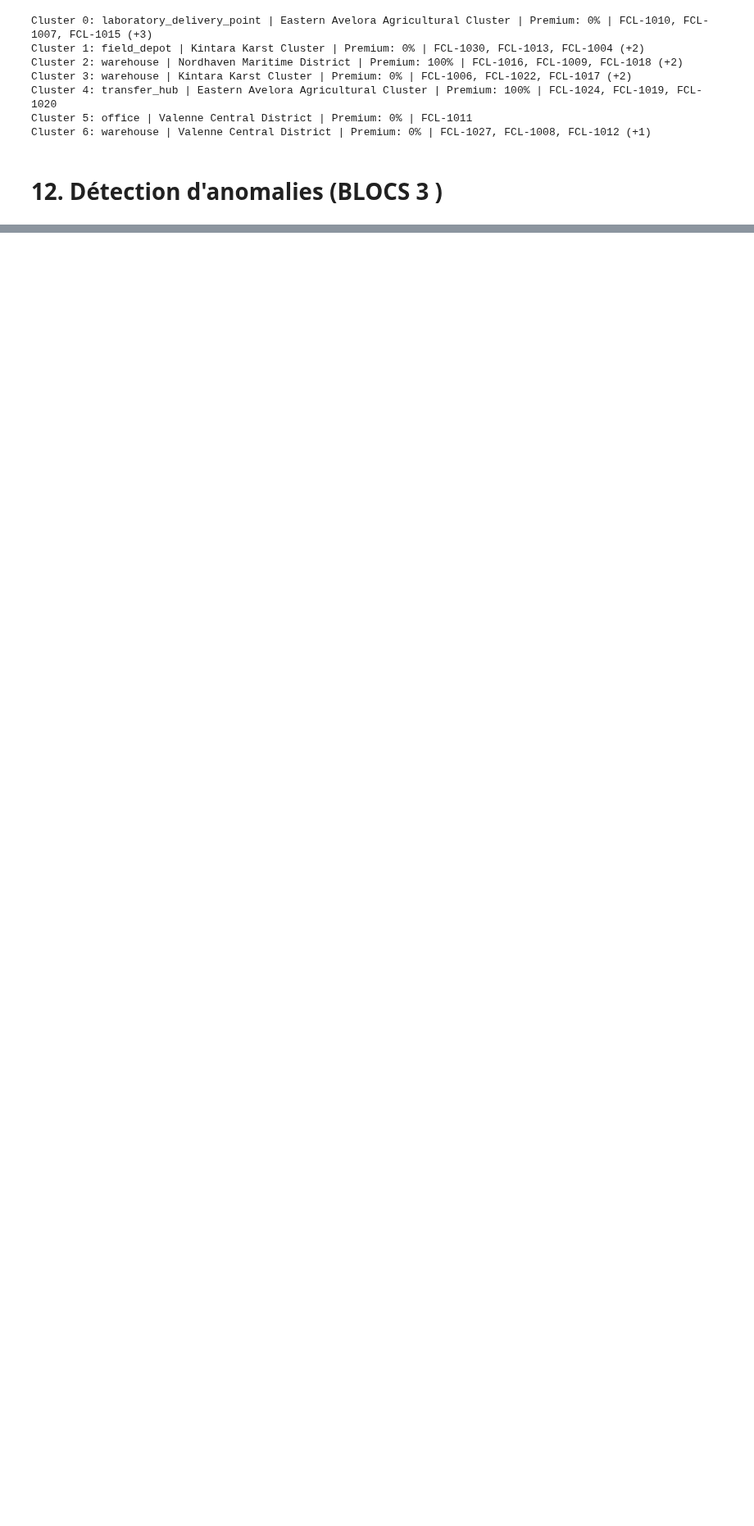
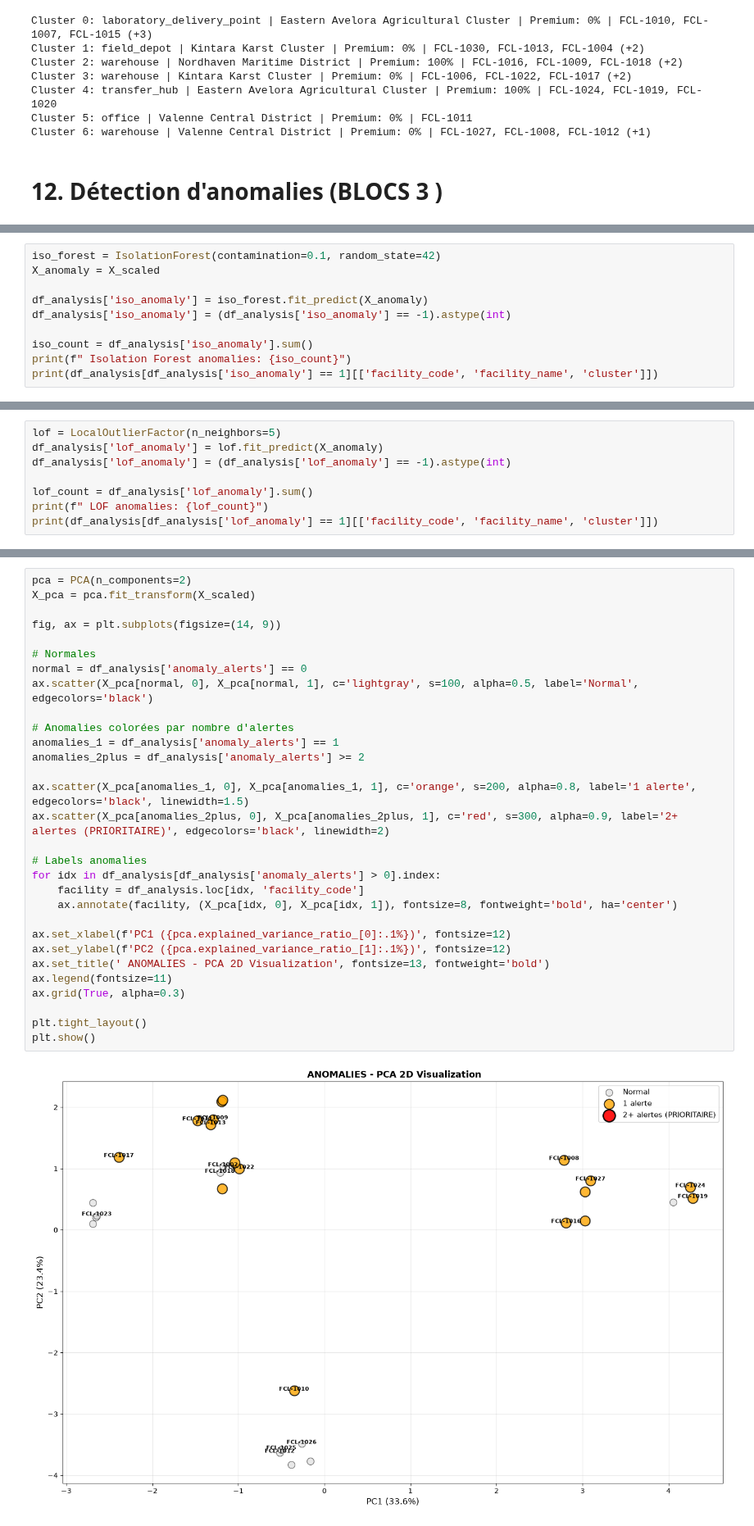
Before and after one commit to HananeDjouadi/G05-DataMining-2627, a Jupyter notebook: data/logistics/erp_facilities.ipynb, the cells around one changed output, grey strips where cells are left out. Shown at 82% size. Saved outputs shown, nothing was run; the diff lists cells and outputs as text; blank space fills up the shorter version.

Commit message:
bloc3+4:detection anomalie, graphe -> erp_facilities =faits, anomalie pas tres clair pour linstant

```diff
--- a/data/logistics/erp_facilities.ipynb
+++ b/data/logistics/erp_facilities.ipynb
@@ -1044,0 +1068,10 @@ Cluster 6: warehouse | Valenne Central District | Premium: 0% | FCL-1027, FCL-10
+# %%
+iso_forest = IsolationForest(contamination=0.1, random_state=42)
+X_anomaly = X_scaled
+
+df_analysis['iso_anomaly'] = iso_forest.fit_predict(X_anomaly)
+df_analysis['iso_anomaly'] = (df_analysis['iso_anomaly'] == -1).astype(int)
+
+iso_count = df_analysis['iso_anomaly'].sum()
+print(f" Isolation Forest anomalies: {iso_count}")
+print(df_analysis[df_analysis['iso_anomaly'] == 1][['facility_code', 'facility_name', 'cluster']])
@@ -1044,0 +1084,8 @@ Cluster 6: warehouse | Valenne Central District | Premium: 0% | FCL-1027, FCL-10
+# %%
+lof = LocalOutlierFactor(n_neighbors=5)
+df_analysis['lof_anomaly'] = lof.fit_predict(X_anomaly)
+df_analysis['lof_anomaly'] = (df_analysis['lof_anomaly'] == -1).astype(int)
+
+lof_count = df_analysis['lof_anomaly'].sum()
+print(f" LOF anomalies: {lof_count}")
+print(df_analysis[df_analysis['lof_anomaly'] == 1][['facility_code', 'facility_name', 'cluster']])
@@ -1044,0 +1097,32 @@ Cluster 6: warehouse | Valenne Central District | Premium: 0% | FCL-1027, FCL-10
+# %%
+pca = PCA(n_components=2)
+X_pca = pca.fit_transform(X_scaled)
+
+fig, ax = plt.subplots(figsize=(14, 9))
+
+# Normales
+normal = df_analysis['anomaly_alerts'] == 0
+ax.scatter(X_pca[normal, 0], X_pca[normal, 1], c='lightgray', s=100, alpha=0.5, label='Normal', edgecolors='black')
+
+# Anomalies colorées par nombre d'alertes
+anomalies_1 = df_analysis['anomaly_alerts'] == 1
+anomalies_2plus = df_analysis['anomaly_alerts'] >= 2
+
+ax.scatter(X_pca[anomalies_1, 0], X_pca[anomalies_1, 1], c='orange', s=200, alpha=0.8, label='1 alerte', edgecolors='black', linewidth=1.5)
+ax.scatter(X_pca[anomalies_2plus, 0], X_pca[anomalies_2plus, 1], c='red', s=300, alpha=0.9, label='2+ alertes (PRIORITAIRE)', edgecolors='black', linewidth=2)
+
+# Labels anomalies
+for idx in df_analysis[df_analysis['anomaly_alerts'] > 0].index:
+    facility = df_analysis.loc[idx, 'facility_code']
+    ax.annotate(facility, (X_pca[idx, 0], X_pca[idx, 1]), fontsize=8, fontweight='bold', ha='center')
+
+ax.set_xlabel(f'PC1 ({pca.explained_variance_ratio_[0]:.1%})', fontsize=12)
+ax.set_ylabel(f'PC2 ({pca.explained_variance_ratio_[1]:.1%})', fontsize=12)
+ax.set_title(' ANOMALIES - PCA 2D Visualization', fontsize=13, fontweight='bold')
+ax.legend(fontsize=11)
+ax.grid(True, alpha=0.3)
+
+plt.tight_layout()
+plt.show()
+# %% [output]
+[figure, added]
```
Also changed, not shown: parts of 34 cells of this notebook.
